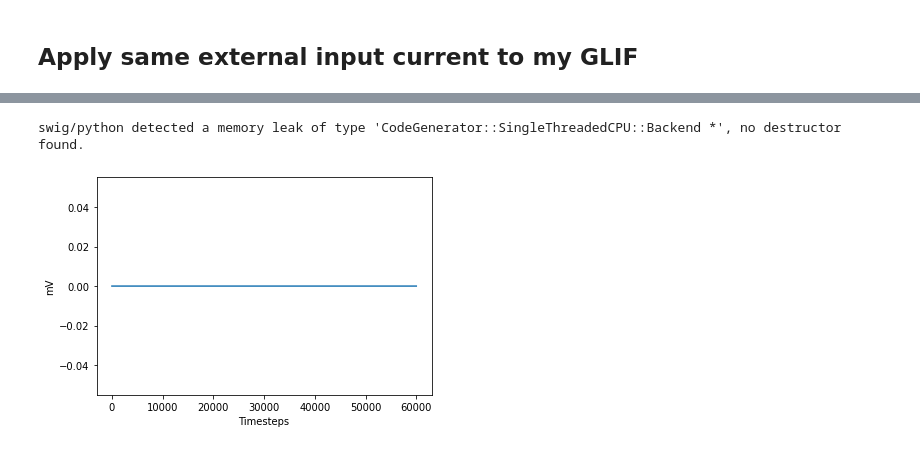
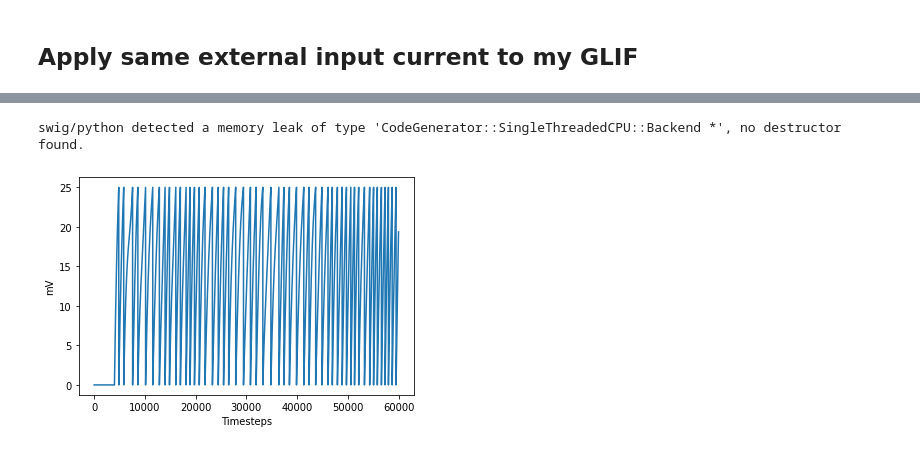
Before and after one commit to williamsnider/v1_project, a Jupyter notebook: compare_GLIF.ipynb, the cells around one changed output, grey strips where cells are left out. Cells and saved outputs as stored; diff of their text form; code cells hidden in the pictures.

Commit message:
WIP: Adjusted units

```diff
--- a/compare_GLIF.ipynb
+++ b/compare_GLIF.ipynb
@@ -283,26 +299,19 @@ GLIF_1 = create_custom_neuron_class(
     reset_code = '$(V)=$(El);',
 )
 
-# Convert Allen Units to PyGenn
-# TODO: Convert order of magnitudes
+# Convert Allen Units (SI) to PyGenn
 units_dict = {
-    'C': config['C'] *1e12,
-    'G': 1 / config['R_input'] * 1e6,
-    'El': config['El'] * 1e3,
-    'V_thres': config['th_inf'] * 1e3,
-    'dT' : config['dt'] * 1e3,
-    'V': config['init_voltage'] * 1e3,
+    'C': config['C'] * 1e9,  # F -> nF
+    'G': 1 / config['R_input'] * 1e6,  # S -> uS
+    'El': config['El'] * 1e3, # V -> mV
+    'V_thres': config['th_inf'] * 1e3, # V -> mV
+    'dT' : neuron.dt * 1e3,  # s -> ms
+    'V': config['init_voltage'] * 1e3,  # V -> mV
 }
 
 ### Add GLIF Class to model ###
-# TODO: copy parameters from Teeter 2018 config file
 GLIF_1_params = {k:units_dict[k] for k in GLIF_1.get_param_names()}
 GLIF_1_init = {k:units_dict[k] for k in ['V']}
-
-# GLIF_1_params = {"C":  5.974122556127248e-11 * 1e12,
-#               "G":1/(111019003.43890007)*1e6,
-#               "El": -0.06692888132731122*1e3,  # mV
-#               "V_thres": 0.02500695720882018 *1e3}
 num_GLIF = 1
 model = GeNNModel("float", "GLIF_1")
 model.dT=units_dict['dT']
@@ -314,49 +323,18 @@ pop1 = model.add_neuron_population(
     var_space = GLIF_1_init,
 )
 
-
-# Add DC current to model - works!
-# cs = model.add_current_source(
-#     cs_name = "external_current",
-#     current_source_model="DC",
-#     pop=pop1,
-#     param_space={'amp': 40.0},
-#     var_space = {},
-# )
-
-# external_current_source = create_custom_current_source_class(
-#     class_name = "external_current",
-#     var_name_types = [("step", "unsigned int") ],
-#     injection_code = """
-#     if ($(step) > 200 && $(step) < 1500) {
-#         $(injectCurrent, 50.0);
-#     }
-#     $(step)++;
-#     """,
-#     extra_global_params=[("Ie", "float*")])
-
-# cs_ini = {"step": 0}  # external input current from Teeter 2018
-# cs = model.add_current_source(
-#     cs_name = "external_current_source",
-#     current_source_model=external_current_source,
-#     pop = pop1,
-#     param_space = {},
-#     var_space = cs_ini)
-
-# cs.set_extra_global_param("Ie", S)
-
 ### Add current source to model ###
+#TODO: Change step to reference the time
 external_current_source = create_custom_current_source_class(
     class_name = "external_current",
-    var_name_types = [("step", "unsigned int"), ("current", "float") ],
+    var_name_types = [("current", "float") ],
     injection_code = """
-    $(current)=$(Ie)[$(step)];
+    $(current)=$(Ie)[int($(t) / DT)];
     $(injectCurrent,$(current) );
-    $(step)++;
     """,
     extra_global_params=[("Ie", "float*")]
 )
-cs_ini = {"step": 0, "current":0.0}  # external input current from Teeter 2018
+cs_ini = {"current":0.0}  # external input current from Teeter 2018
 cs = model.add_current_source(
     cs_name = "external_current_source",
     current_source_model=external_current_source,
@@ -364,32 +342,32 @@ cs = model.add_current_source(
     param_space = {},
     var_space = cs_ini)
 
-scale = 1e9
+scale = 1e9  # amps -> nanoamps
 cs.set_extra_global_param("Ie", S_sub*scale)
 
 
 model.build()
 model.load()
 
 # Run a quick simulation
 num_steps = len(S_sub)
 v = np.empty((num_steps, num_GLIF))
 # c = np.empty((2000, num_GLIF))
 v_view = pop1.vars["V"].view
 # c_view = cs.vars["current"].view
 for i in range(num_steps):
     model.step_time()
     pop1.pull_var_from_device("V")
     # cs.pull_var_from_device("current")
 
     v[model.timestep - 1,:]=v_view[:]
     # c[model.timestep - 1,:]=c_view[:]
 # Plot the results -- voltage of the neuron for 200 timesteps
 fig, axis = plt.subplots()
 axis.plot(v[:num_steps,:])
 axis.set_xlabel('Timesteps')
 axis.set_ylabel('mV')
 plt.show()
 # %% [output]
 swig/python detected a memory leak of type 'CodeGenerator::SingleThreadedCPU::Backend *', no destructor found.
-[figure, old version]
+[figure, new version]
```
Also changed, not shown: parts of 11 cells of this notebook.
